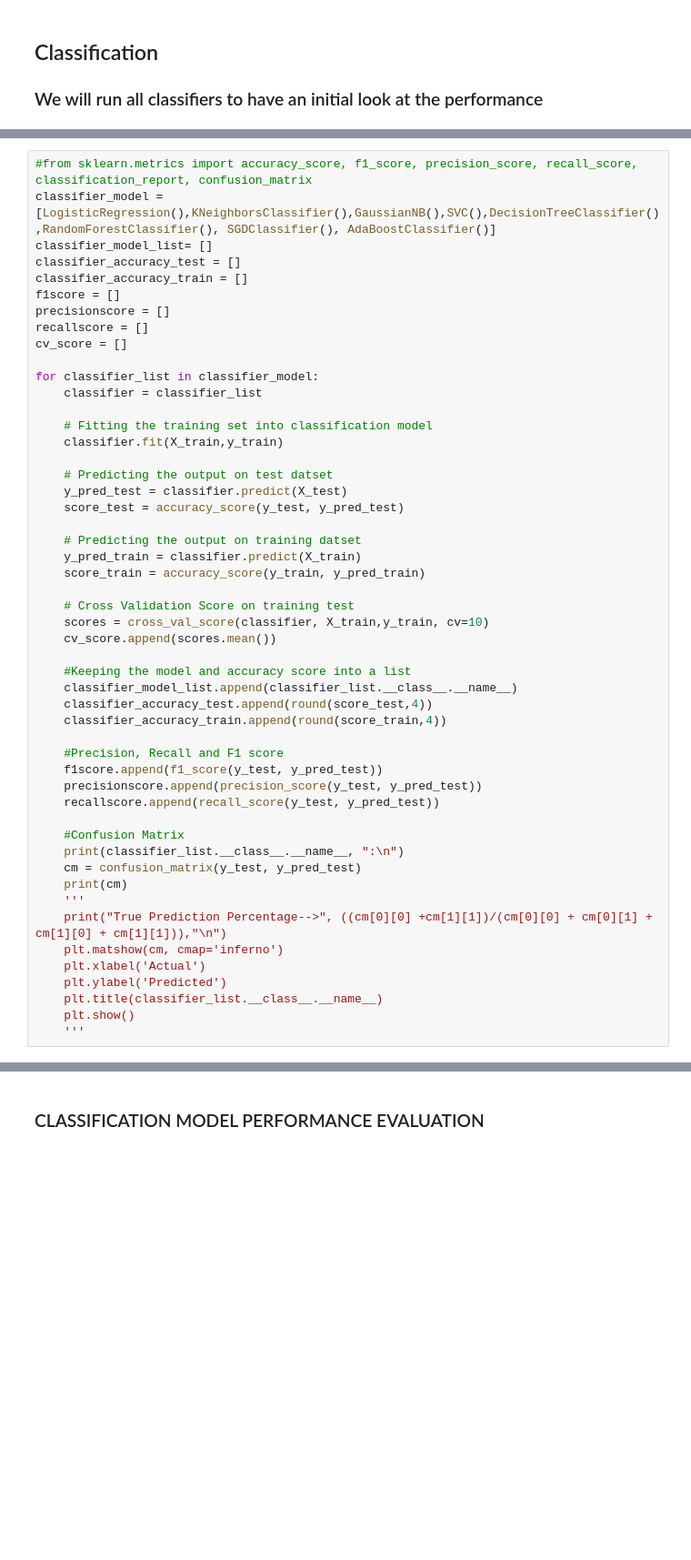
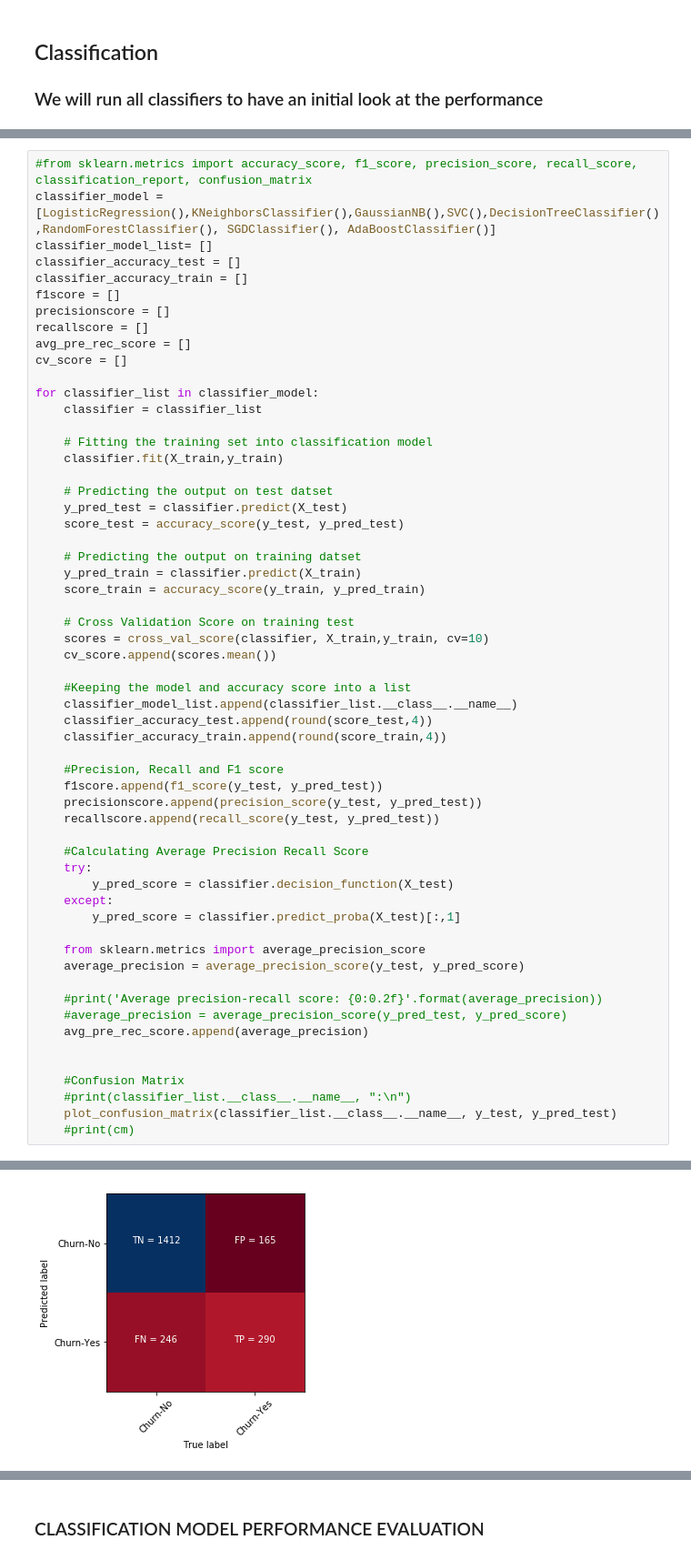
Before and after one commit to jbanerje/Data-Science-and-Machine-Learning, a Jupyter notebook: IPythonNotebook_Learning Projects/Telco Customer Churn.ipynb, the cells around one changed output, grey strips where cells are left out. Shown: that part at 91% size. Drawn from its saved outputs; the diff is of its cells as text; blank space fills up the shorter version.

```diff
--- a/IPythonNotebook_Learning Projects/Telco Customer Churn.ipynb
+++ b/IPythonNotebook_Learning Projects/Telco Customer Churn.ipynb
@@ -768,6 +804,7 @@ classifier_accuracy_train = []
 f1score = []
 precisionscore = []
 recallscore = []
+avg_pre_rec_score = []
 cv_score = []
 
 for classifier_list in classifier_model:
@@ -798,16 +835,22 @@ for classifier_list in classifier_model:
     precisionscore.append(precision_score(y_test, y_pred_test))
     recallscore.append(recall_score(y_test, y_pred_test))
 
+    #Calculating Average Precision Recall Score
+    try:
+        y_pred_score = classifier.decision_function(X_test)
+    except:
+        y_pred_score = classifier.predict_proba(X_test)[:,1]
+
+    from sklearn.metrics import average_precision_score
+    average_precision = average_precision_score(y_test, y_pred_score)
+
+    #print('Average precision-recall score: {0:0.2f}'.format(average_precision))
+    #average_precision = average_precision_score(y_pred_test, y_pred_score)
+    avg_pre_rec_score.append(average_precision)
+
+
     #Confusion Matrix
-    print(classifier_list.__class__.__name__, ":\n")
-    cm = confusion_matrix(y_test, y_pred_test)
-    print(cm)
-    '''
-    print("True Prediction Percentage-->", ((cm[0][0] +cm[1][1])/(cm[0][0] + cm[0][1] + cm[1][0] + cm[1][1])),"\n")
-    plt.matshow(cm, cmap='inferno')
-    plt.xlabel('Actual')
-    plt.ylabel('Predicted')
-    plt.title(classifier_list.__class__.__name__)
-    plt.show()
-    '''
+    #print(classifier_list.__class__.__name__, ":\n")
+    plot_confusion_matrix(classifier_list.__class__.__name__, y_test, y_pred_test)
+    #print(cm)
 # %% [output]
@@ -830,0 +858 @@ AdaBoostClassifier :
+[figure, added]
```
Also changed, not shown: parts of 6 cells of this notebook.
